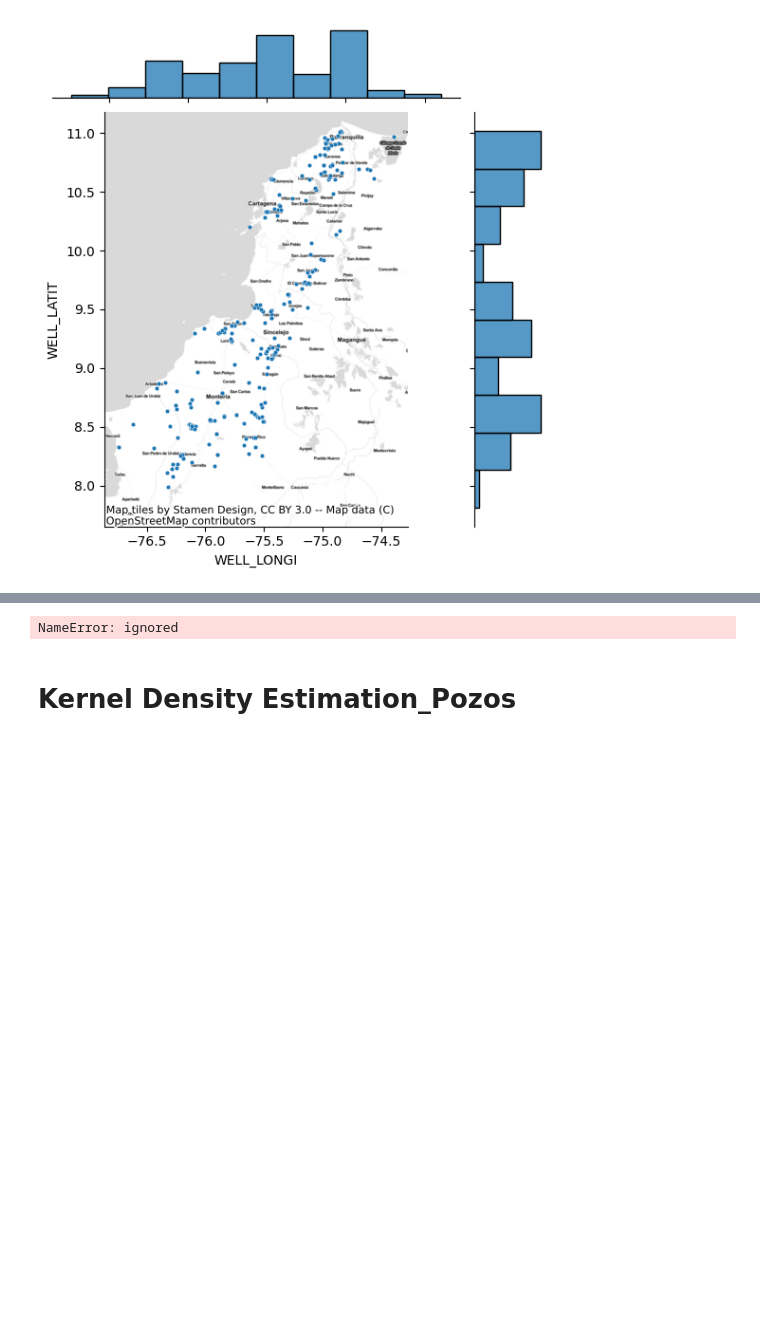
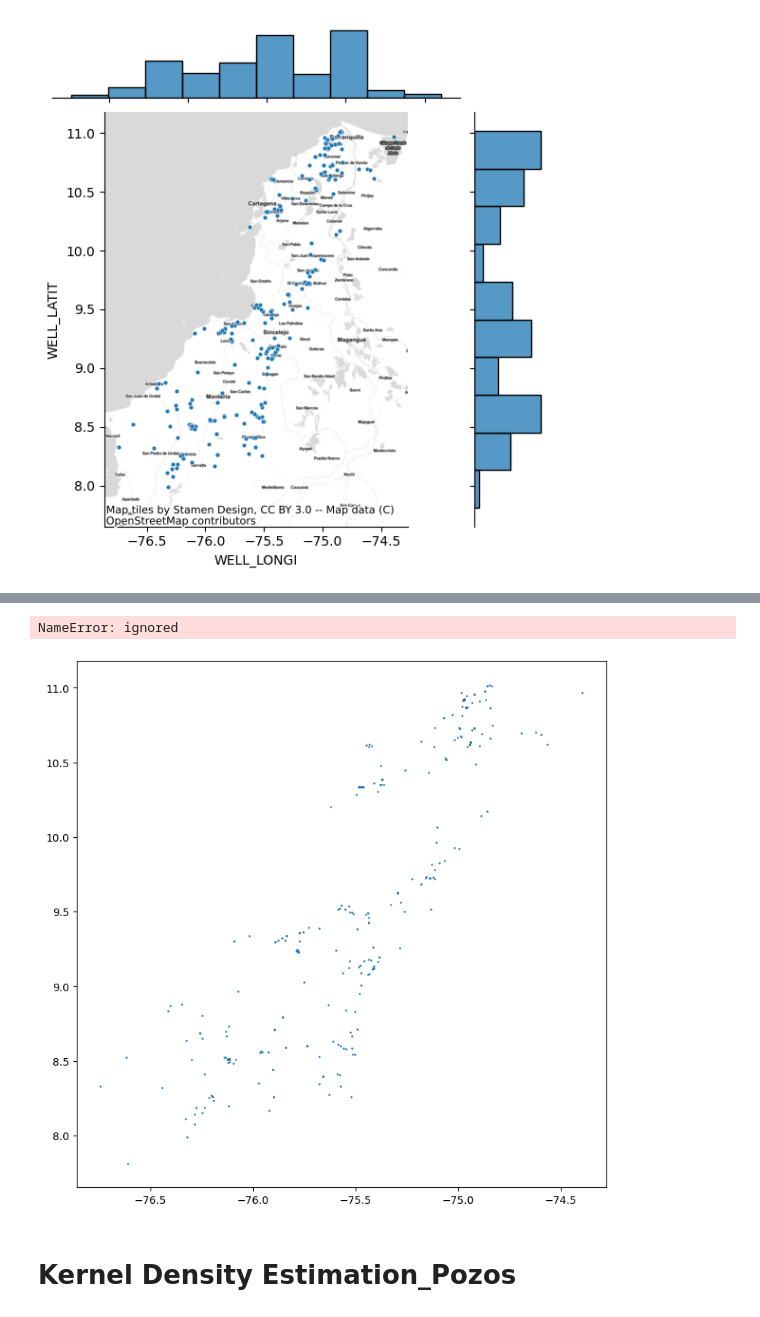
Before and after one commit to Anggarciaar/Proyecto_AnalisisGeoespacial, a Jupyter notebook: Proyecto_AnalisisGeoespacial.ipynb, the cells around one changed output, grey strips where cells are left out. Drawn from its saved outputs; the diff is of its cells as text; code cells hidden in the pictures; blank space fills up the shorter version.

```diff
--- a/Proyecto_AnalisisGeoespacial.ipynb
+++ b/Proyecto_AnalisisGeoespacial.ipynb
@@ -706,9 +707,7 @@ Successfully installed numpy-1.23.5
 
 #Standard distance
 
-std_d = centrography.std_distance(Pozos[['WELL_LONGI', 'WELL_LATIT']])
+#std_d = centrography.std_distance(Pozos[['WELL_LONGI', 'WELL_LATIT']])
 
-std_d
+#std_d
-# %% [output]
-NameError: ignored
 # %%
@@ -716,30 +715,33 @@ major, minor, rotation = centrography.ellipse(Pozos[['WELL_LONGI', 'WELL_LATIT']
 # %%
 from matplotlib.patches import Ellipse
 
 # Set up figure and axis
 f, ax = plt.subplots(1, figsize=(9, 9))
 # Plot photograph points
-ax.scatter(db['x'], db['y'], s=0.75)
+ax.scatter(Pozos['WELL_LONGI'], Pozos['WELL_LATIT'], s=0.75)
 ax.scatter(*mean_center, color='red', marker='x', label='Mean Center')
 ax.scatter(*med_center, color='limegreen', marker='o', label='Median Center')
 
 # Construct the standard ellipse using matplotlib
 ellipse = Ellipse(xy=mean_center, # center the ellipse on our mean center
                   width=major*2, # centrography.ellipse only gives half the axis
                   height=minor*2,
                   angle = numpy.rad2deg(rotation), # Angles for this are in degrees, not radians
                   facecolor='none',
                   edgecolor='red', linestyle='--',
                   label='Std. Ellipse')
 ax.add_patch(ellipse)
 
 ax.legend()
 # Display
 # Add basemap
 ctx.add_basemap(
     ax,
     source=ctx.providers.CartoDB.Positron
 )
+# %% [output]
+NameError: ignored
+[figure, added]
 # %% [markdown]
 # **Kernel Density Estimation_Pozos**
 # %%
```
Also changed, not shown: parts of 41 cells of this notebook.
